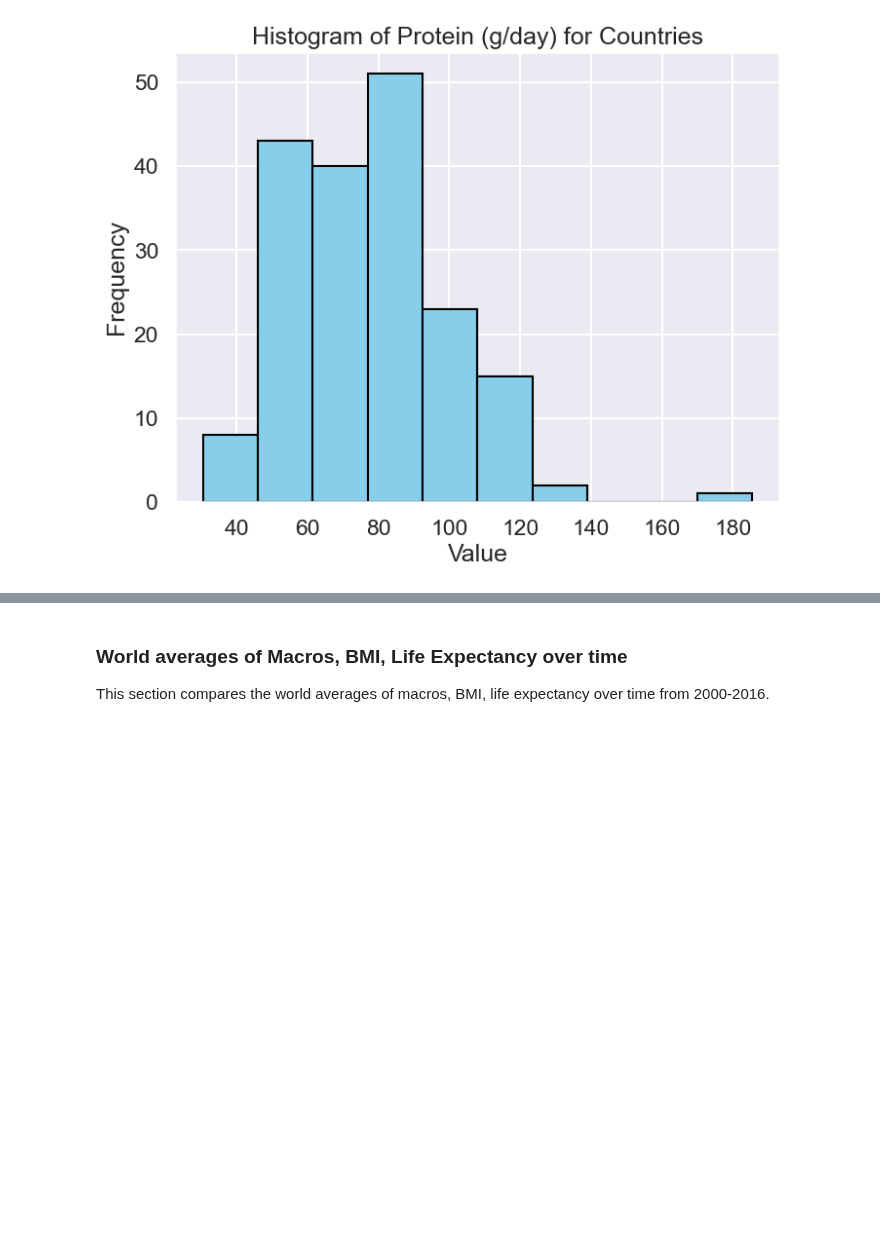
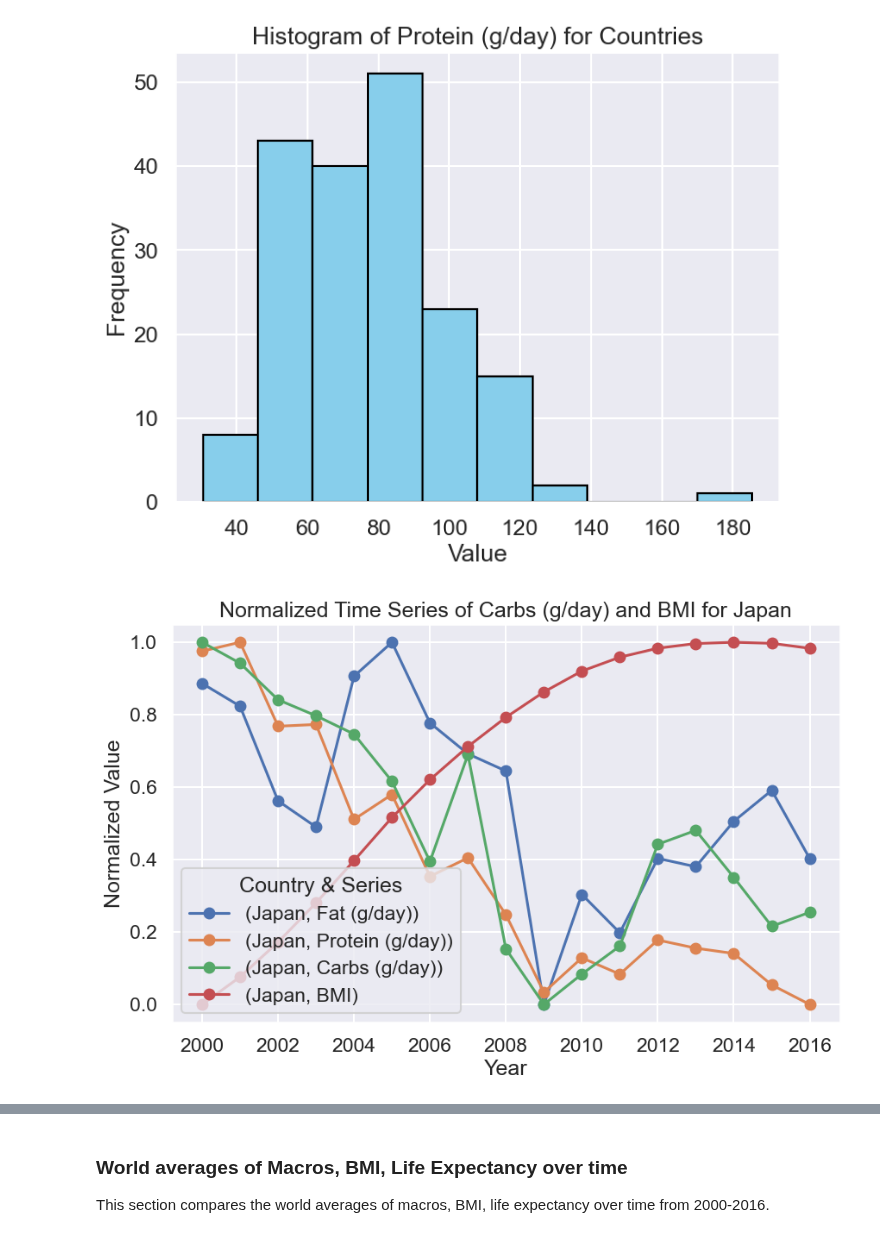
Before and after one commit to COGS108/Group074_WI24, a Jupyter notebook: EDACheckpoint_Group074_WI24.ipynb, the cells around one changed output, grey strips where cells are left out. Drawn from its saved outputs; the diff is of its cells as text; code cells hidden in the pictures; blank space fills up the shorter version.

Commit message:
add more plots

```diff
--- a/EDACheckpoint_Group074_WI24.ipynb
+++ b/EDACheckpoint_Group074_WI24.ipynb
@@ -629,3 +615,41 @@ for macro in avg_df['Series'].unique():
 [figure]
 [figure]
 [figure]
+# %%
+from sklearn.preprocessing import MinMaxScaler
+
+countries = ['Japan']
+series = ['Carbs (g/day)', 'BMI', 'Protein (g/day)', 'Fat (g/day)']
+
+# Filter DataFrame for selected countries and series
+filtered_df = df[(df['Country'].isin(countries)) & (df['Series'].isin(series))]
+
+# Set 'Country' and 'Series' as index
+filtered_df.set_index(['Country', 'Series'], inplace=True)
+
+# Transpose DataFrame to have years as rows and countries/series as columns
+transposed_df = filtered_df.transpose()
+
+# Normalize the data
+scaler = MinMaxScaler()
+normalized_data = scaler.fit_transform(transposed_df)
+
+# Convert normalized data back to DataFrame
+normalized_df = pd.DataFrame(normalized_data, index=transposed_df.index, columns=transposed_df.columns)
+
+# Plot the time series
+normalized_df.plot(kind='line', figsize=(10, 6), marker='o')
+
+# Add labels and title
+plt.xlabel('Year')
+plt.ylabel('Normalized Value')
+plt.title('Normalized Time Series of Carbs (g/day) and BMI for Japan')
+
+# Show legend
+plt.legend(title='Country & Series')
+
+# Show plot
+plt.grid(True)
+plt.show()
+# %% [output]
+[figure, added]
```
Also changed, not shown: parts of 3 cells of this notebook.
